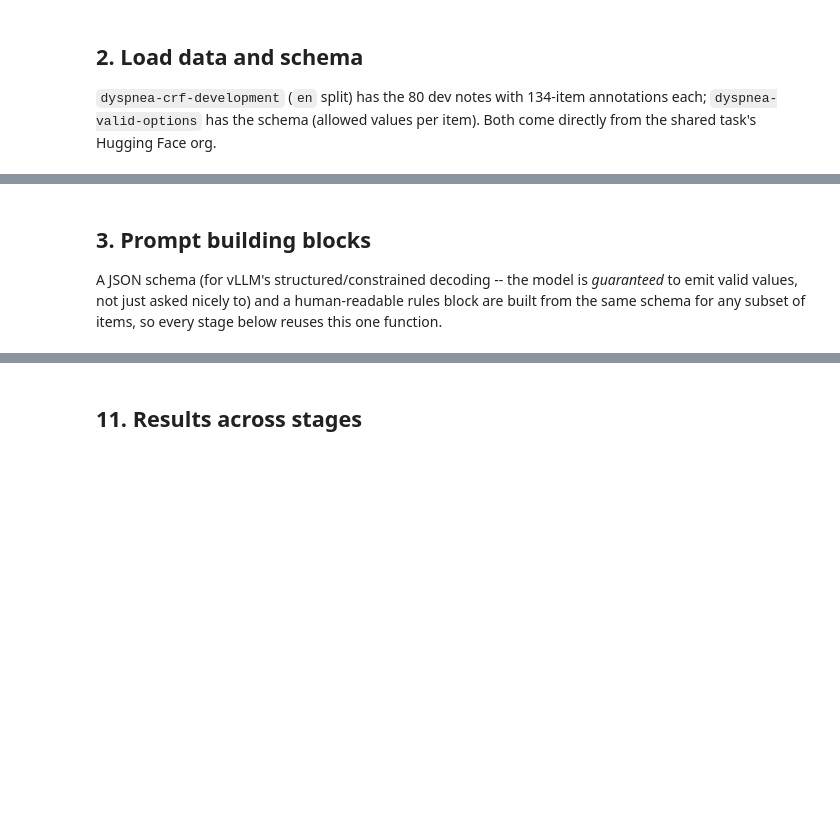
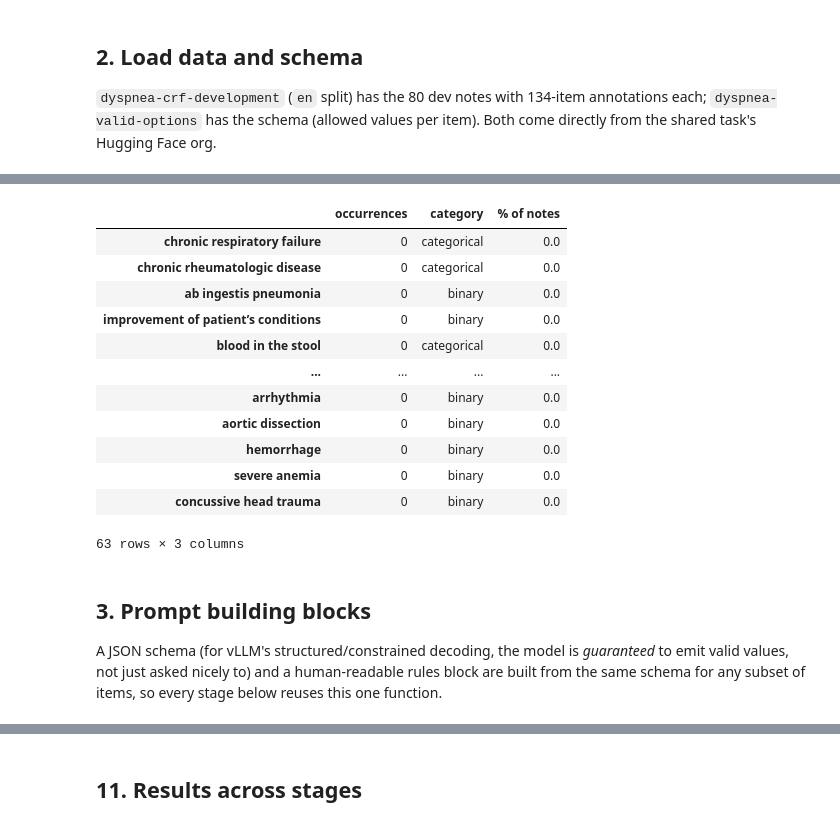
Before and after one commit to vittot/ISCB-NLP-Course-2026, a Jupyter notebook: notebooks/ex4_llm_prompting.ipynb, the cells around one changed output, grey strips where cells are left out. Saved outputs shown, nothing was run; the diff lists cells and outputs as text; code cells hidden in the pictures; blank space fills up the shorter version.

```diff
--- a/notebooks/ex4_llm_prompting.ipynb
+++ b/notebooks/ex4_llm_prompting.ipynb
@@ -122,7 +200,23 @@ print(f"binary={len(binary_items)}  categorical={len(categorical_items)}  measur
+# %%
+item_occurrences_df[item_occurrences_df.occurrences == 0]
+# %% [output]
+|  | occurrences | category | % of notes |
+| chronic respiratory failure | 0 | categorical | 0.0 |
+| chronic rheumatologic disease | 0 | categorical | 0.0 |
+| ab ingestis pneumonia | 0 | binary | 0.0 |
+| improvement of patient’s conditions | 0 | binary | 0.0 |
+| blood in the stool | 0 | categorical | 0.0 |
+| ... | ... | ... | ... |
+| arrhythmia | 0 | binary | 0.0 |
+| aortic dissection | 0 | binary | 0.0 |
+| hemorrhage | 0 | binary | 0.0 |
+| severe anemia | 0 | binary | 0.0 |
+| concussive head trauma | 0 | binary | 0.0 |
+63 rows × 3 columns
 # %% [markdown]
 ## 3. Prompt building blocks
 
-A JSON schema (for vLLM's structured/constrained decoding -- the model is *guaranteed*
+A JSON schema (for vLLM's structured/constrained decoding, the model is *guaranteed*
 to emit valid values, not just asked nicely to) and a human-readable rules block are
 built from the same schema for any subset of items, so every stage below reuses this
 one function.
```
Also changed, not shown: parts of 39 cells of this notebook, 5 other files.
